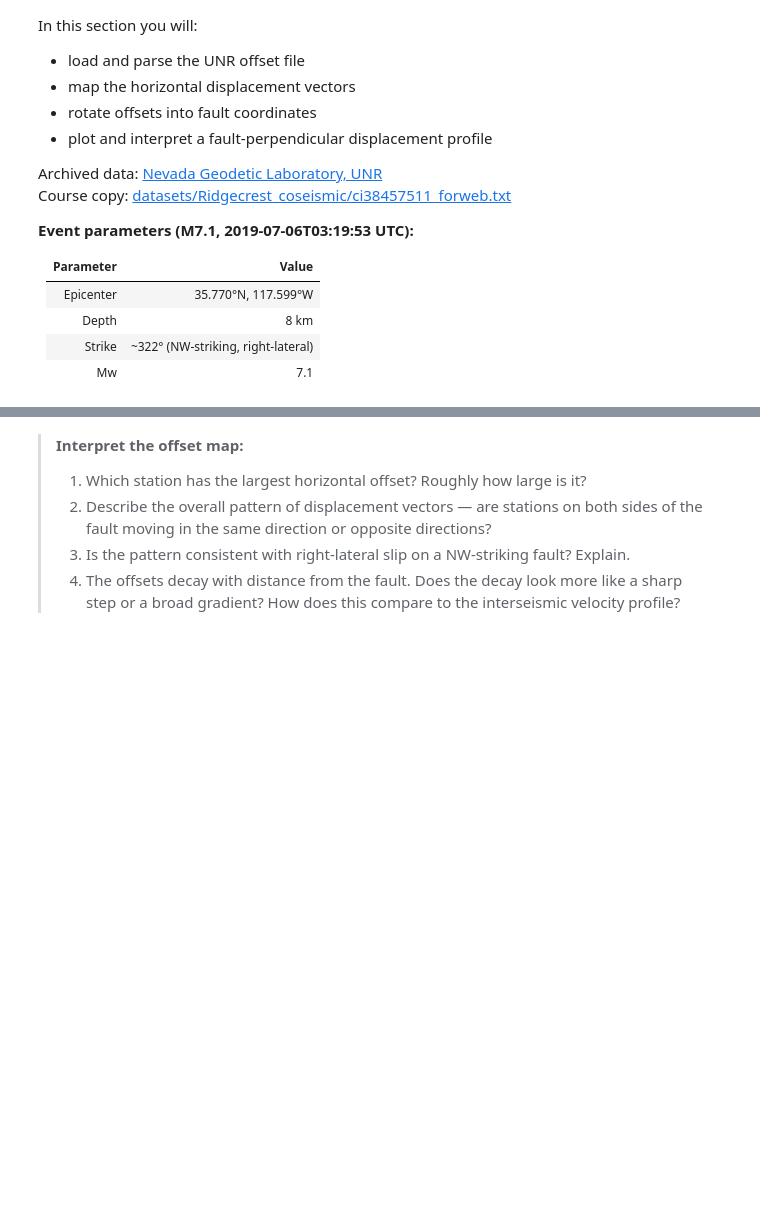
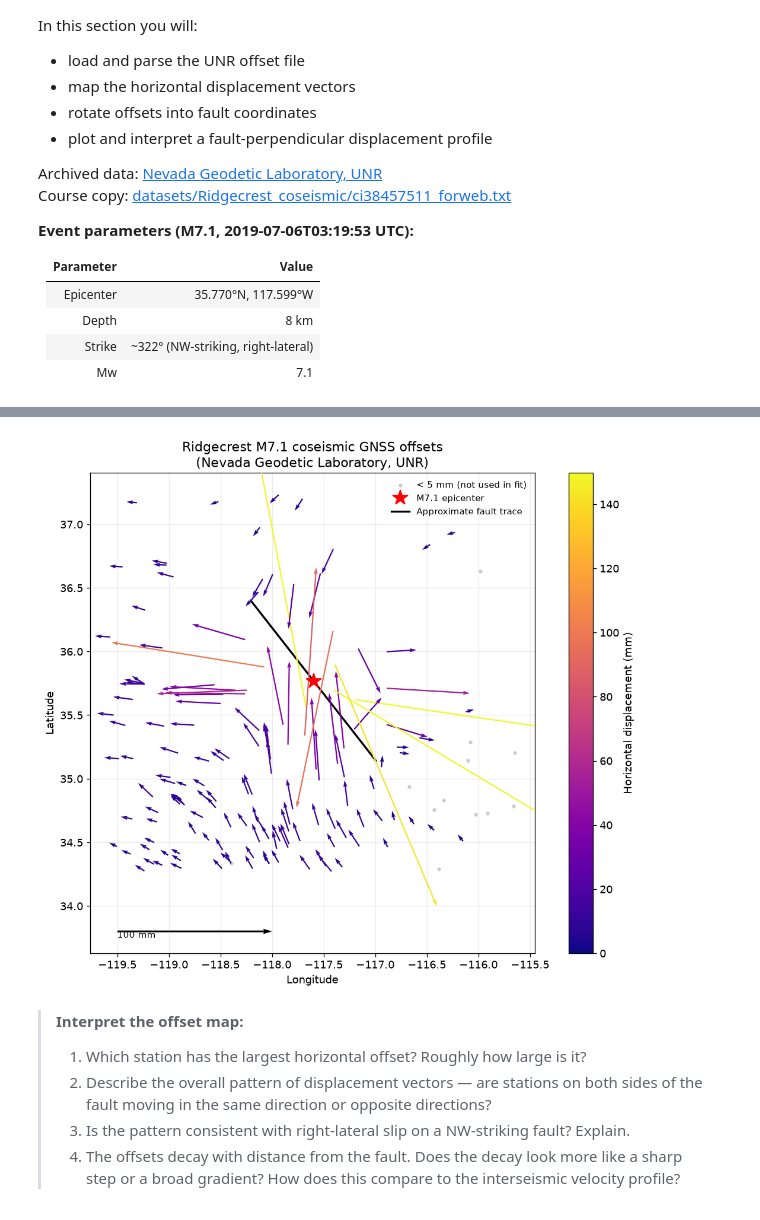
Before and after one commit to amtseismo/EPS166, a Jupyter notebook: notebooks/04_seismic_cycle.ipynb, the cells around one changed output, grey strips where cells are left out. Saved outputs shown, nothing was run; the diff lists cells and outputs as text; code cells hidden in the pictures; blank space fills up the shorter version.

```diff
--- a/notebooks/04_seismic_cycle.ipynb
+++ b/notebooks/04_seismic_cycle.ipynb
@@ -708,51 +817,59 @@ display(offsets.head())
 # Filter to stations near the epicenter with significant offsets
 horiz = np.sqrt(offsets.de**2 + offsets.dn**2)
 near  = offsets[
-    (np.abs(offsets.lon - EQ_LON) < 3.0) &
-    (np.abs(offsets.lat - EQ_LAT) < 2.5)
+    (np.abs(offsets.lon - EQ_LON) < 2.0) &
+    (np.abs(offsets.lat - EQ_LAT) < 1.5)
 ].copy()
-near["horiz_mm"] = np.sqrt(near.de**2 + near.dn**2)
+near["horiz_mm"] = np.hypot(near.de, near.dn)
+
+# Split into significant and noise-dominated stations for the map
+SIG_MM = 5.0   # matches MIN_HORIZ_OFFSET_MM in the fit cell
+near_sig  = near[near.horiz_mm >= SIG_MM]
+near_tiny = near[near.horiz_mm <  SIG_MM]
 
 fig, ax = plt.subplots(figsize=(10, 8))
 
 # Scale factor for quiver arrows
 scale = 0.015  # degrees per mm
 
-# All stations as background
-ax.scatter(near.lon, near.lat, s=12, color="0.7", zorder=2)
+# Noise-dominated far-field stations as faint dots
+ax.scatter(near_tiny.lon, near_tiny.lat, s=8, color="0.8", zorder=2,
+           label=f"< {SIG_MM:.0f} mm (not used in fit)")
 
-# Displacement vectors — color by horizontal magnitude
+# Significant stations: displacement vectors coloured by offset magnitude
 sc = ax.quiver(
-    near.lon, near.lat,
-    near.de * scale, near.dn * scale,
-    near.horiz_mm,
+    near_sig.lon, near_sig.lat,
+    near_sig.de * scale, near_sig.dn * scale,
+    near_sig.horiz_mm,
     scale=1, scale_units="xy", angles="xy",
-    cmap="plasma", clim=(0, near.horiz_mm.quantile(0.98)),
+    cmap="plasma", clim=(0, near_sig.horiz_mm.quantile(0.98)),
     zorder=3, width=0.003,
 )
 plt.colorbar(sc, ax=ax, label="Horizontal displacement (mm)")
 
 # Epicenter
 ax.plot(EQ_LON, EQ_LAT, "r*", ms=16, zorder=5, label="M7.1 epicenter")
 
 # Approximate fault trace
 strike_rad = np.deg2rad(EQ_STRIKE)
 lengths = np.array([-0.8, 0.8])
 fault_lon = EQ_LON + lengths * np.sin(strike_rad) / np.cos(np.deg2rad(EQ_LAT))
 fault_lat = EQ_LAT + lengths * np.cos(strike_rad)
 ax.plot(fault_lon, fault_lat, "k-", lw=2, label="Approximate fault trace")
 
 # Scale arrow
 ax.quiver(-119.5, 33.8, 100*scale, 0, scale=1, scale_units="xy",
           angles="xy", color="k", width=0.004)
 ax.text(-119.5, 33.75, "100 mm", fontsize=9)
 
 ax.set_aspect(1/np.cos(np.deg2rad(EQ_LAT)))
 ax.set(xlabel="Longitude", ylabel="Latitude",
        title="Ridgecrest M7.1 coseismic GNSS offsets\n(Nevada Geodetic Laboratory, UNR)")
 ax.legend(fontsize=9, frameon=False)
 plt.tight_layout()
 plt.show()
+# %% [output]
+[figure, added]
 # %% [markdown]
 > **Interpret the offset map:**
 > 1. Which station has the largest horizontal offset? Roughly how large is it?
```
Also changed, not shown: parts of 20 cells of this notebook.
